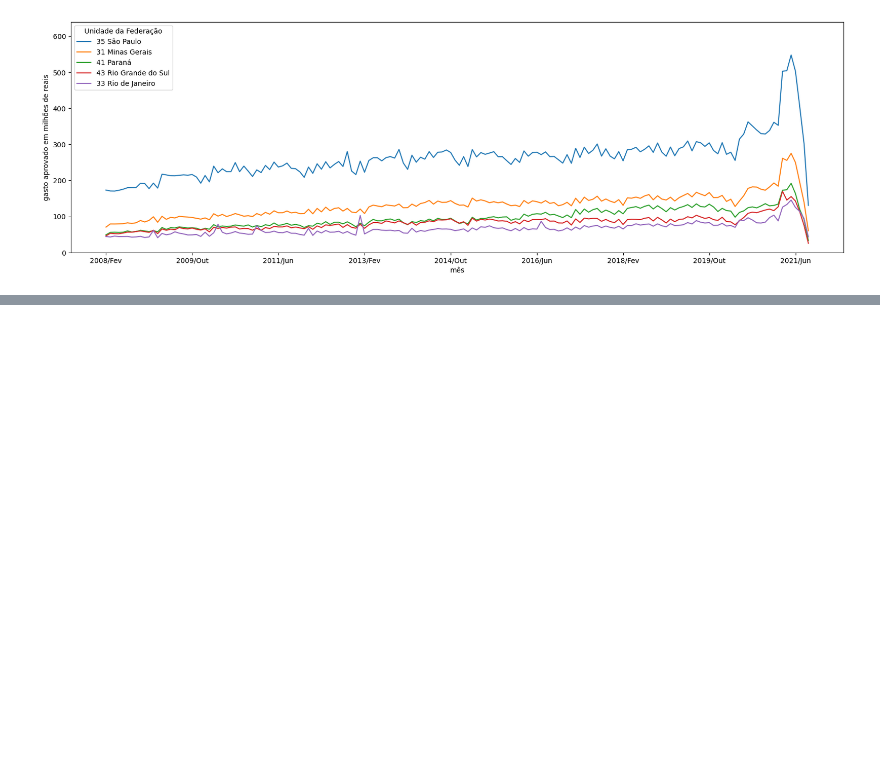
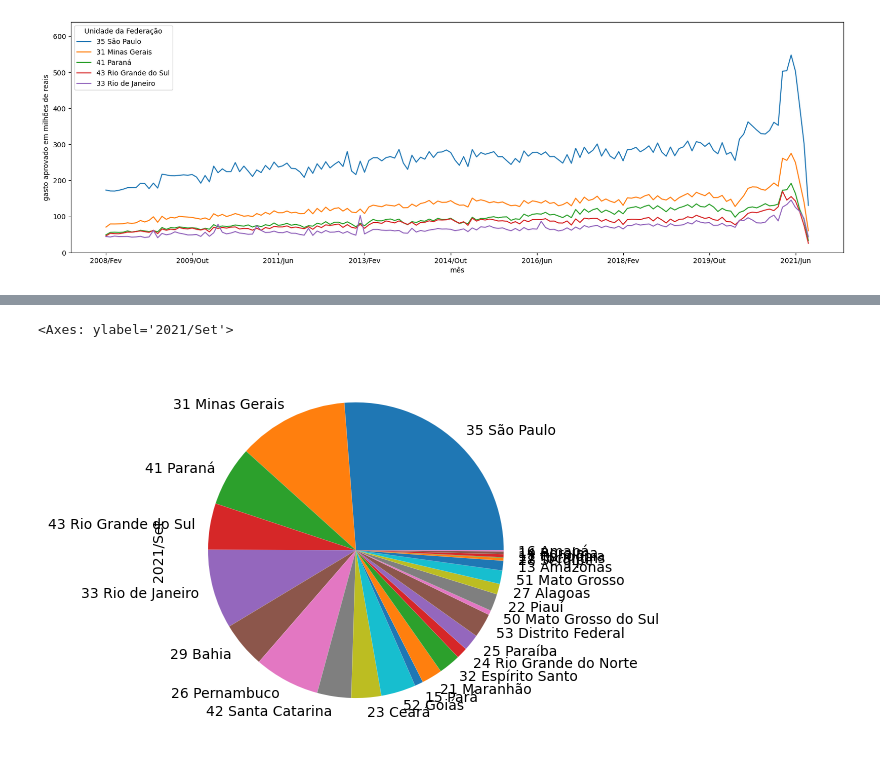
Before and after one commit to raulrosapacheco/pos-data-analytics-fiap, a Jupyter notebook: anotacoes/fase-1/analise-exploratoria-dados/producao-hospitalar.ipynb, the cells around one changed output, grey strips where cells are left out. Cells and saved outputs as stored; diff of their text form; code cells hidden in the pictures; blank space fills up the shorter version.

```diff
--- a/anotacoes/fase-1/analise-exploratoria-dados/producao-hospitalar.ipynb
+++ b/anotacoes/fase-1/analise-exploratoria-dados/producao-hospitalar.ipynb
@@ -663,0 +676,5 @@ Desafio: colocar uma grade (grid) horizontal e vertical que não seja intrusivo.
+# %%
+gastos_do_mais_recente.plot(kind='pie')
+# %% [output]
+<Axes: ylabel='2021/Set'>
+[figure, added]
```
Also changed, not shown: parts of 19 cells of this notebook.
